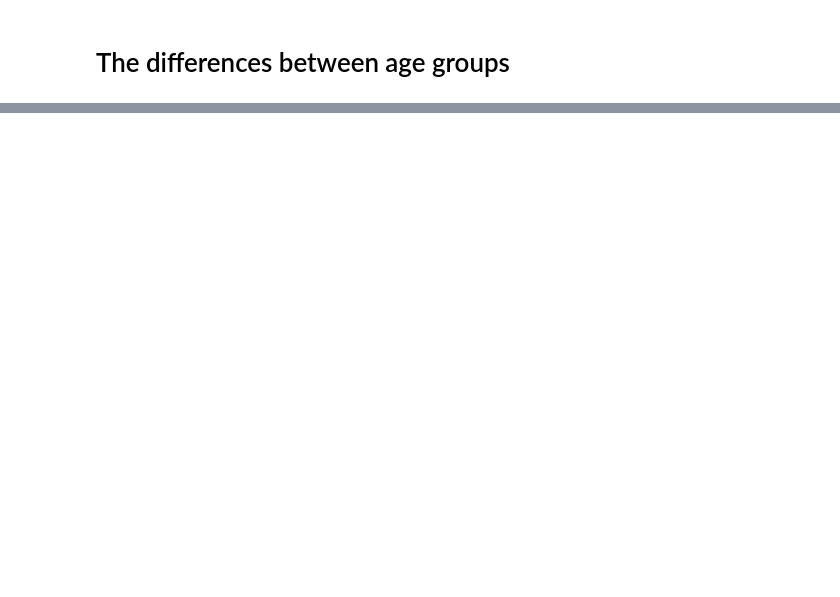
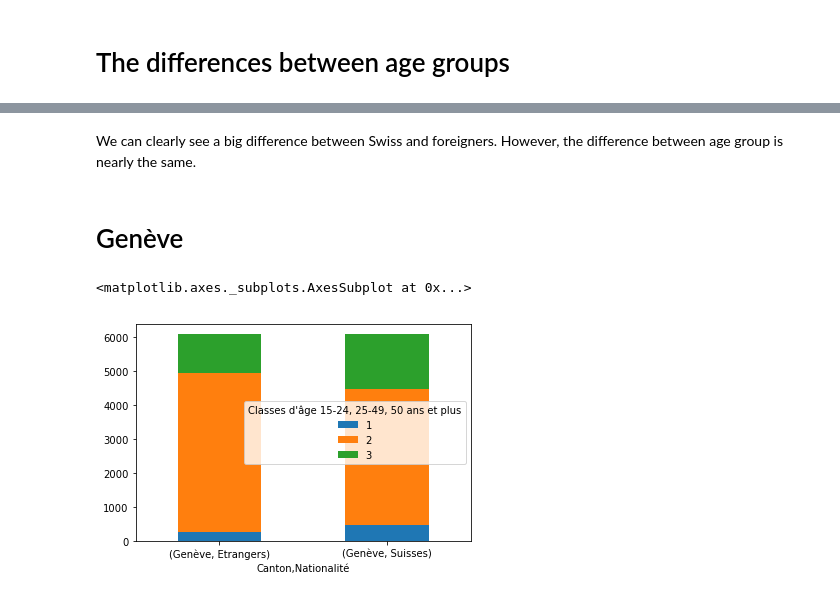
Before and after one commit to maxpr/ADA, a Jupyter notebook: 03 - Interactive Viz/Homework3.ipynb, the cells around one changed output, grey strips where cells are left out. Drawn from its saved outputs; the diff is of its cells as text; code cells hidden in the pictures; blank space fills up the shorter version.

```diff
--- a/03 - Interactive Viz/Homework3.ipynb
+++ b/03 - Interactive Viz/Homework3.ipynb
@@ -755,0 +781,9 @@ df.tail(6).groupby(['Canton','Nationalité',age_cat])['2017Q2'].sum().unstack([a
+# %% [markdown]
+We can clearly see a big difference between Swiss and foreigners. However, the difference between age group is nearly the same.
+# %% [markdown]
+# Genève
+# %%
+df.loc[144:149,:].groupby(['Canton','Nationalité',age_cat])['2017Q2'].sum().unstack([age_cat]).plot(kind = 'bar',rot = 0,stacked=True)
+# %% [output]
+<matplotlib.axes._subplots.AxesSubplot at 0x...>
+[figure, added]
```
Also changed, not shown: parts of 28 cells of this notebook, 3 other files.
